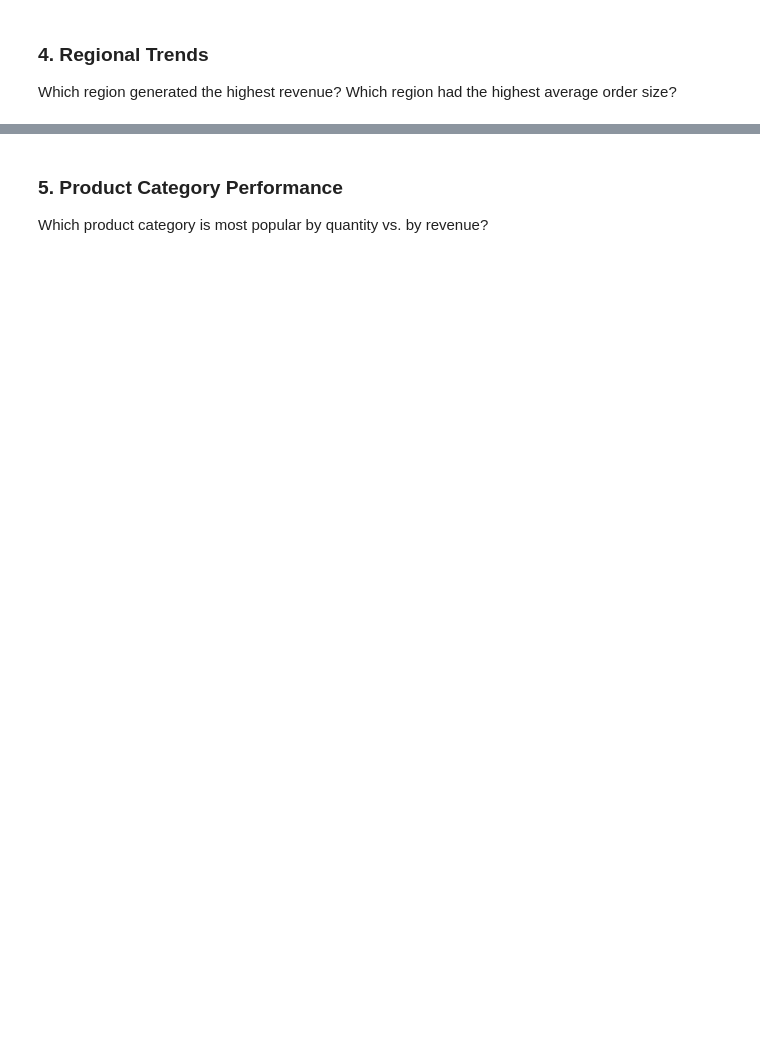
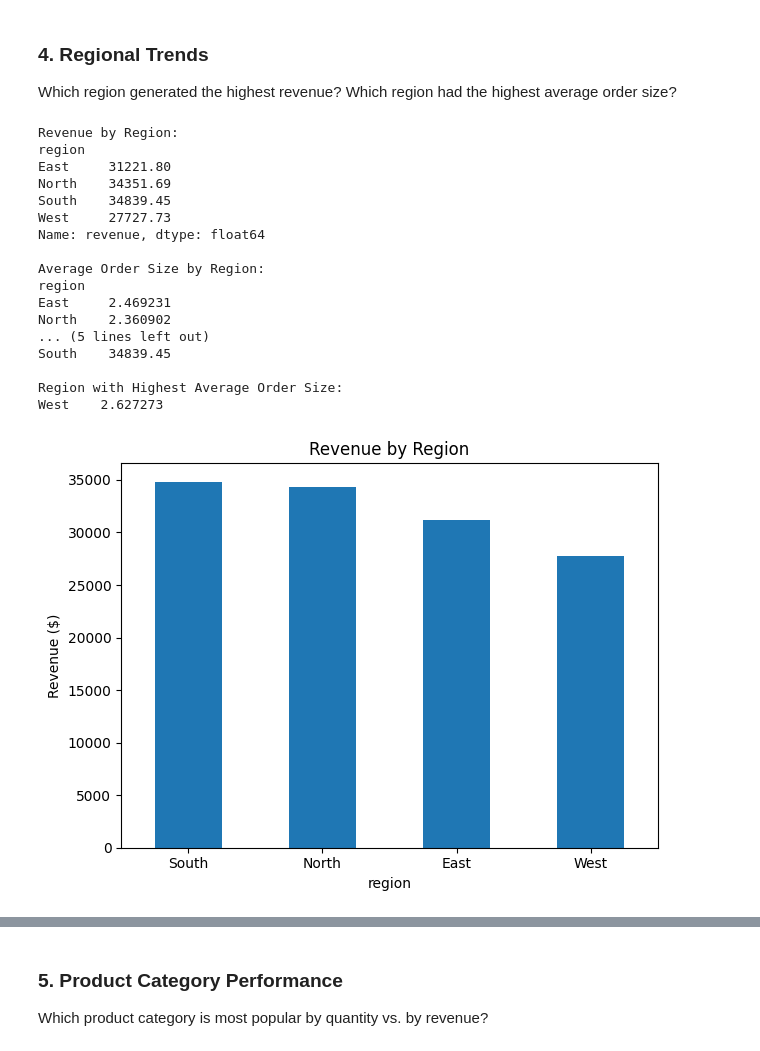
Before and after one commit to amyng939/ds-fall-2025-fri-1230, a Jupyter notebook: Week-06-Business-Stats-Analytics/homeworks/Amy-Ng-week-06-exercise.ipynb, the cells around one changed output, grey strips where cells are left out. Cells and saved outputs as stored; diff of their text form; code cells hidden in the pictures; blank space fills up the shorter version.

```diff
--- a/Week-06-Business-Stats-Analytics/homeworks/Amy-Ng-week-06-exercise.ipynb
+++ b/Week-06-Business-Stats-Analytics/homeworks/Amy-Ng-week-06-exercise.ipynb
@@ -211,4 +236,46 @@ Which customer segment (Student, Professional, Senior) spends the most on averag
 ### 4. Regional Trends
 Which region generated the highest revenue? Which region had the highest average order size?
 # %%
-# Your code here
+region_revenue = data.groupby("region")["revenue"].sum()
+region_average_order_size = data.groupby("region")["quantity"].mean() # order size like total price or quantity?
+
+print("Revenue by Region:")
+print(region_revenue)
+print("\nAverage Order Size by Region:")
+print(region_average_order_size)
+
+print("\nRegion with Highest Revenue Generated:")
+print(region_revenue.nlargest(1).to_string(header=False))
+print("\nRegion with Highest Average Order Size:")
+print(region_average_order_size.nlargest(1).to_string(header=False))
+
+region_revenue.sort_values(ascending=False).plot(kind="bar", title="Revenue by Region")
+plt.ylabel("Revenue ($)")
+plt.xticks(rotation=0)
+plt.tight_layout()
+plt.show()
+
+region_average_order_size.sort_values(ascending=False).plot(kind="bar", title="Average Order Size by Region")
+plt.ylabel("Average Order Size")
+plt.xticks(rotation=0)
+plt.tight_layout()
+plt.show()
+# %% [output]
+Revenue by Region:
+region
+East     31221.80
+North    34351.69
+South    34839.45
+West     27727.73
+Name: revenue, dtype: float64
+
+Average Order Size by Region:
+region
+East     2.469231
+North    2.360902
+... (5 lines left out)
+South    34839.45
+
+Region with Highest Average Order Size:
+West    2.627273
+[figure, added]
```
Also changed, not shown: parts of 6 cells of this notebook.
